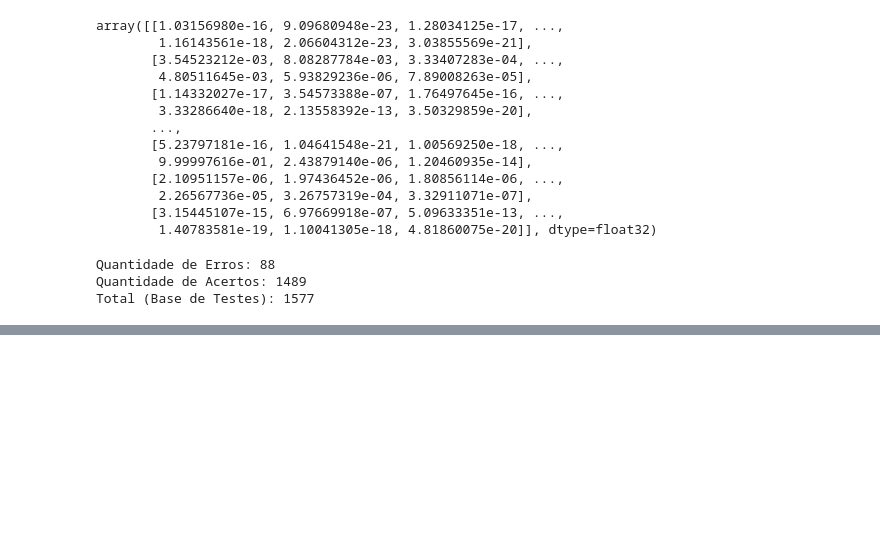
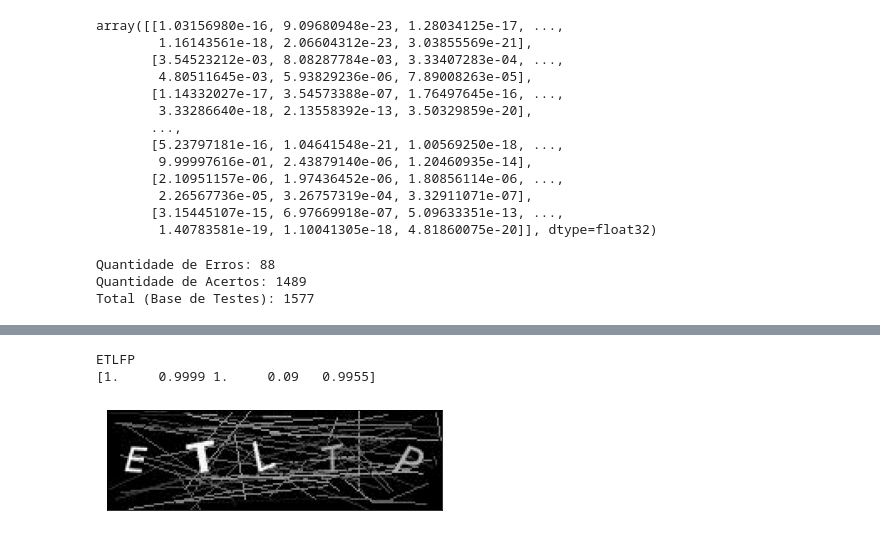
Before and after one commit to lamfo-unb/captcha_break, a Jupyter notebook: [Captcha_Break]-EDA.ipynb, the cells around one changed output, grey strips where cells are left out. Drawn from its saved outputs; the diff is of its cells as text; code cells hidden in the pictures; blank space fills up the shorter version.

```diff
--- a/[Captcha_Break]-EDA.ipynb
+++ b/[Captcha_Break]-EDA.ipynb
@@ -631,0 +801,15 @@ Total (Base de Testes): 1577
+# %%
+import matplotlib.pyplot as plt
+
+np.set_printoptions(precision=4)
+
+i = 5224
+print(captcha_pred[i])
+print(labels_prob[i])
+plt.imshow(data[i], cmap='binary')
+plt.xticks([]), plt.yticks([])
+plt.show()
+# %% [output]
+ETLFP
+[1.     0.9999 1.     0.09   0.9955]
+[figure, added]
```
Also changed, not shown: parts of 24 cells of this notebook, 1 other file.
